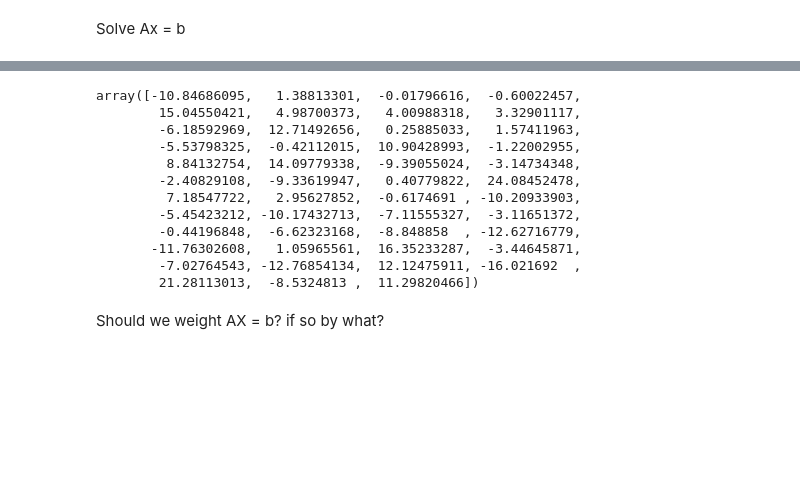
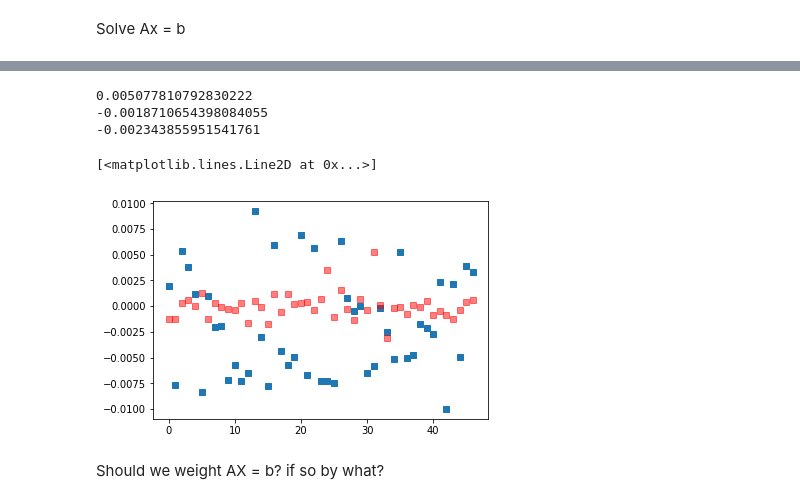
Before and after one commit to andrewasheridan/hera_sandbox, a Jupyter notebook: aas/experiments/Classification_Evaluator.ipynb, the cells around one changed output, grey strips where cells are left out. Cells and saved outputs as stored; diff of their text form; code cells hidden in the pictures; blank space fills up the shorter version.

```diff
--- a/aas/experiments/Classification_Evaluator.ipynb
+++ b/aas/experiments/Classification_Evaluator.ipynb
@@ -227,3 +275,4 @@ Drop the missing antennas
 # %%
 # drop the empty columns ( the antennas not present)
-A = A[:, unique_ants]
+# dont do and  indexing  will be easier
+# A = A[:, unique_ants]
@@ -258,19 +310,24 @@ array([-0.00108469,  0.00013881, -0.0000018 , -0.00006002,  0.00150455,
-# %%
-# convert to ~ns
-x *10000
-# %% [output]
-array([-10.84686095,   1.38813301,  -0.01796616,  -0.60022457,
-        15.04550421,   4.98700373,   4.00988318,   3.32901117,
-        -6.18592969,  12.71492656,   0.25885033,   1.57411963,
-        -5.53798325,  -0.42112015,  10.90428993,  -1.22002955,
-         8.84132754,  14.09779338,  -9.39055024,  -3.14734348,
-        -2.40829108,  -9.33619947,   0.40779822,  24.08452478,
-         7.18547722,   2.95627852,  -0.6174691 , -10.20933903,
-        -5.45423212, -10.17432713,  -7.11555327,  -3.11651372,
-        -0.44196848,  -6.62323168,  -8.848858  , -12.62716779,
-       -11.76302608,   1.05965561,  16.35233287,  -3.44645871,
-        -7.02764543, -12.76854134,  12.12475911, -16.021692  ,
-        21.28113013,  -8.5324813 ,  11.29820466])
+# %%
+solution = {i : x[i] for i in range(len(x))}
+# %%
+keys = sorted(generated_ant_delays.keys())
+sols = [solution[key] for key in keys]
+trus = [generated_ant_delays[key] for key in keys]
+errs = np.array(trus) - np.array(sols)
+# %%
+print(np.std(errs))
+print(np.mean(errs))
+print(np.median(errs))
+# %% [output]
+0.005077810792830222
+-0.0018710654398084055
+-0.002343855951541761
+# %%
+plt.plot(np.arange(len(sols)), trus,ls = 'none', marker = 's')
+plt.plot(np.arange(len(sols)), sols,ls = 'none', marker = 's', c = 'r', alpha = 0.5)
+# %% [output]
+[<matplotlib.lines.Line2D at 0x...>]
+[figure, added]
 # %% [markdown]
 Should we weight AX = b? if so by what?
 # %% [markdown]
```
Also changed, not shown: parts of 55 cells of this notebook.
